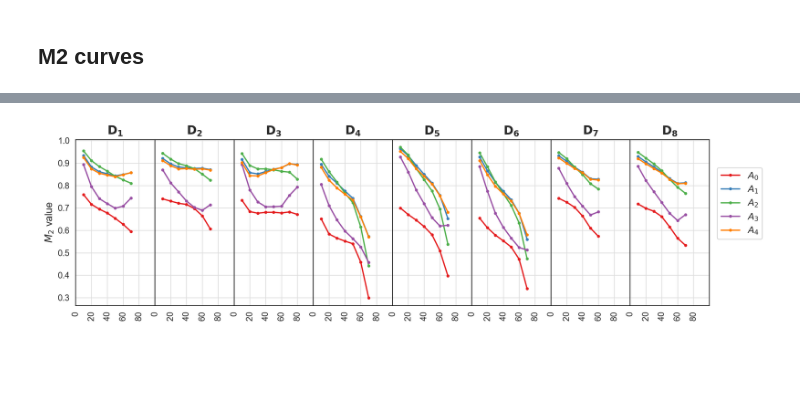
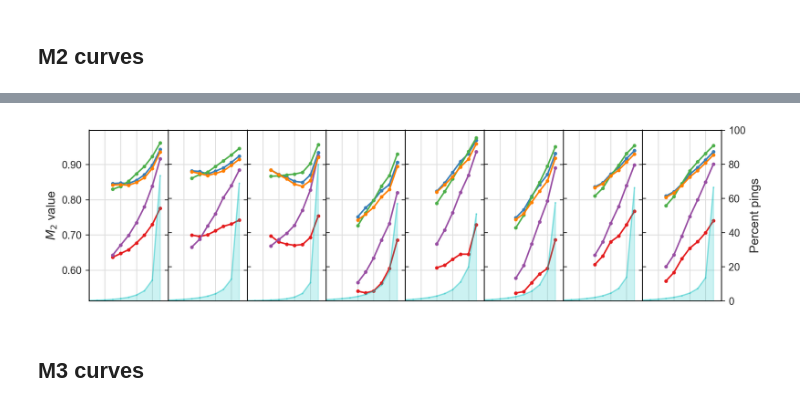
Before and after one commit to rvanxer/home_detection, a Jupyter notebook: code/4_Compare_HDAs.ipynb, the cells around one changed output, grey strips where cells are left out. Cells and saved outputs as stored; diff of their text form; code cells hidden in the pictures; blank space fills up the shorter version.

```diff
--- a/code/4_Compare_HDAs.ipynb
+++ b/code/4_Compare_HDAs.ipynb
@@ -123,5 +131,5 @@ def get_resi_detection_rate(ds, alg, users=None, filt_commons=True,
 # t=3:39 ({1=>0:09, 2=>0:06, 3=>0:16, 4=>0:36, 5=>0:28, 6=>0:47, 7=>0:18, 8=>0:59})
 for ds in tqdm(datasets):
     for alg in algos:
-        df = get_resi_detection_rate(ds, alg, overwrite=False, pbar=0)
+        df = get_resi_detection_rate(ds, alg, overwrite=False)
 # %% [output]
@@ -180,8 +188,7 @@ def dist_deg2m(dist, lat, a=6_371_001, b=6_356_752):
             (a * np.cos(lat)) ** 2 + (b * np.sin(lat)) ** 2) ** 1.5
     return float(np.deg2rad(dist) * curve_radius)
 # %%
-def get_traj_proximity(ds, alg, filter_common_users=True,
-                       save=True, overwrite=False):
+def get_traj_proximity(ds, alg, save=True, overwrite=False):
     outfile = ds.data / f'metrics/{alg}/M2.parquet'
     if outfile.exists() and not overwrite:
         return SP.read_parquet(outfile)
@@ -294,3 +365,23 @@ get_ping_count_lorenz_curve()
+# %%
+def plot_quantile_ping_count(ds, ax=None, yticks=True, bins=10, color='c', alpha=0.2):
+    users = ds.counts.merge(ds.common_users, on=UID)
+    users.index = 100 * users.index / len(users)
+    bins = np.linspace(0, 100, bins+1)
+    users['bin'] = pd.cut(users.index, bins, include_lowest=True)
+    nPings = users.groupby('bin')['n_pings'].sum()
+    nPings *= (100 / users['n_pings'].sum())
+    nPings.index = bins[1:]
+    ax = ax or U.plot(size=(5, 3), dpi=120)
+    nPings.plot(ax=ax, color=color, marker='.',
+                markersize=2, lw=1, alpha=alpha)
+    nPings.plot(ax=ax, kind='area', color=color, alpha=alpha)
+    ax.set_xticklabels([])
+    if yticks: ax.set_ylabel('Percent pings')
+    ax.grid(False)
+    if not yticks:
+        ax.set_yticklabels([])
+
+# plot_quantile_ping_count(ds, None, yticks=False)
 # %% [markdown]
 ## M1 curves
 # %%
@@ -408,28 +514,36 @@ Wall time: 1min 3s
 # %%
 def plot_m2_sensitivity(datasets=datasets, algos=algos, colors=algo_colors,
-                        ncol=8, panel_size=(1.5, 3.5), dpi=120):
+                        ncol=8, panel_size=(1.25, 2.75), dpi=120):
     nrow = int(np.ceil(len(datasets) / ncol))
     figsize = (ncol * panel_size[0], nrow * panel_size[1])
     fig, axes = plt.subplots(nrow, ncol, figsize=figsize,
                              dpi=dpi, sharey=True, sharex=True)
     axes = axes.flatten()
     for i, ds in enumerate(datasets):
         xlab = 'Percentile of users (best -> worst)' if i // ncol == nrow - 1 else ''
         ylab = r'$M_2$ value' if i % ncol == 0 else ''
+        title = r'$\mathbf{%s_%s}$' % (ds.key[0], ds.key[1])
+        title = None
         ax = U.plot(axes[i], framebordercolor='k', ylab=ylab, xlim=(0, 100),
-                    title=r'$\mathbf{%s_%s}$' % (ds.key[0], ds.key[1]), gridcolor='#ddd')
+                    title=title, gridcolor='#ddd')
         for alg, color in zip(algos, algo_colors):
             df = pd.read_parquet(ds.data / f'sensitivity/{alg}/M2.parquet')
             label = '$%s_%s$' % (alg[0], alg[1])
             ax.plot(df['binx'], df['m2'], color=color, marker='.',
                     label=label, markersize=5, lw=1.5)
-        ax.set_xticks(np.arange(0, 100, 20))
-        ax.set_xticklabels(ax.get_xticklabels(), rotation=90)
-        if i == len(datasets) - 1:
-            ax.legend(loc=(1.1, .4), ncol=1)
+        ax.invert_xaxis()
+        ticks = np.arange(0, 100+1, 20)
+        ax.set_xticks(ticks[:-1], ticks[::-1][:-1])
+        ax.set_xticklabels([])
+        ax.yaxis.set_major_formatter(mpl.ticker.StrMethodFormatter('{x:,.2f}'))
+        # if i == len(datasets) - 1: ax.legend(loc=(1.1, .4), ncol=1)
+        twin = U.plot(ax.twinx(), ylim=(0, 100), framebordercolor='k')
+        plot_quantile_ping_count(ds, twin, yticks=i == ncol - 1)
     plt.tight_layout()
     plt.subplots_adjust(wspace=0)
 
 plot_m2_sensitivity(dpi=250)
 # %% [output]
-[figure, old version]
+[figure, new version]
+# %% [markdown]
+## M3 curves
```
Also changed, not shown: parts of 25 cells of this notebook, 4 other files.
